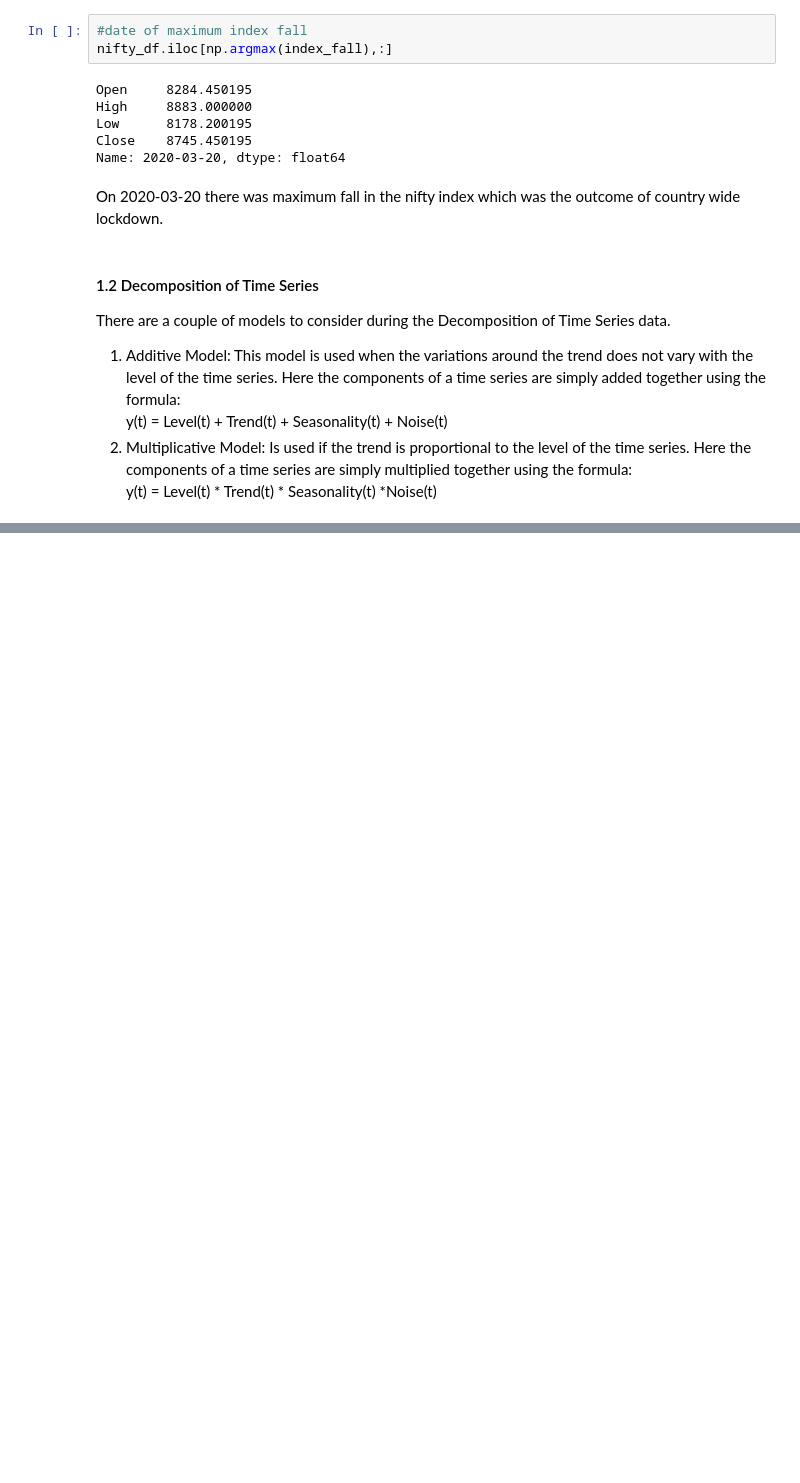
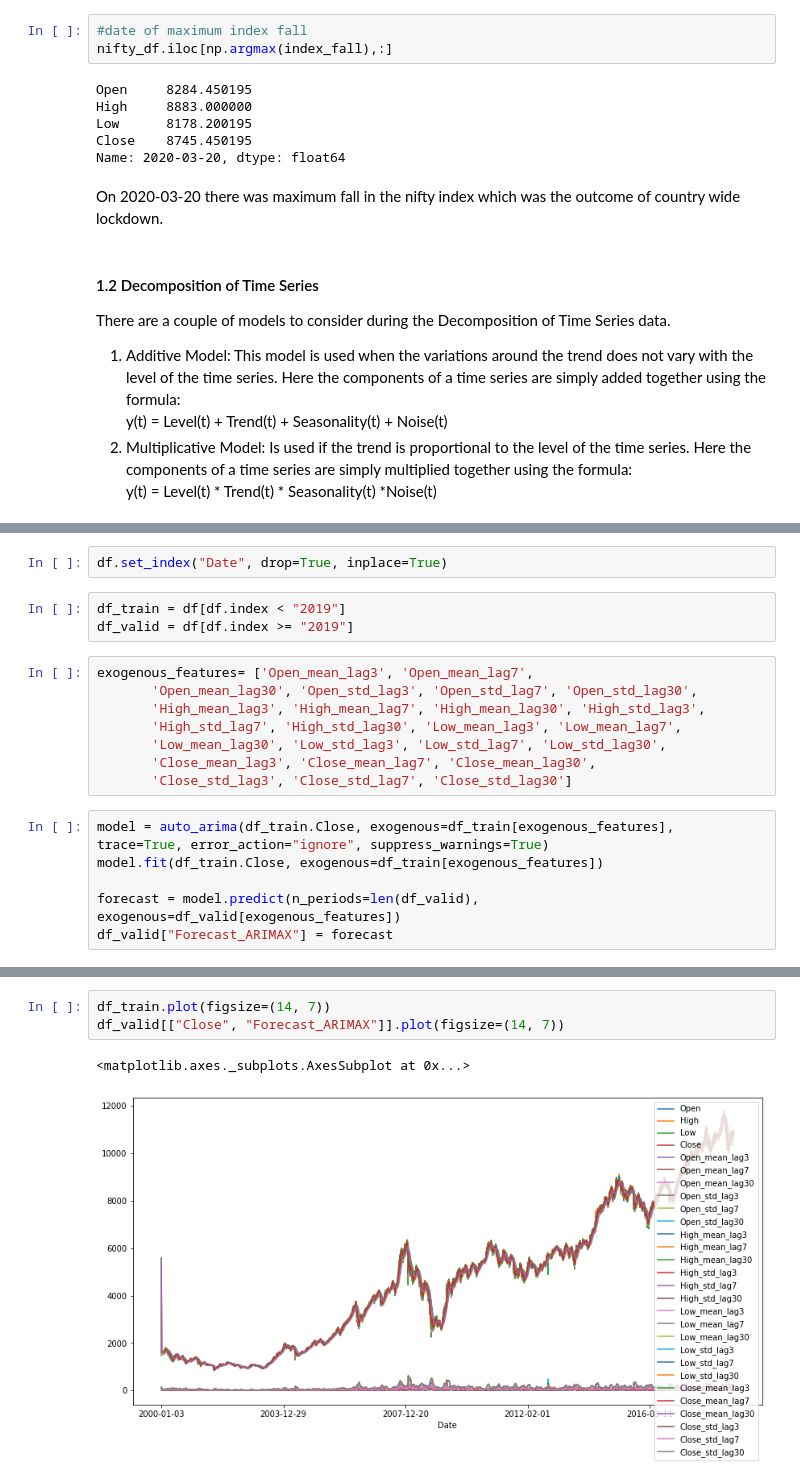
Before and after one commit to DristantaNirola/Nifty50_Index_Movement_Prediction, a Jupyter notebook: Capston_project_nifty_Stock_direction.ipynb, the cells around one changed output, grey strips where cells are left out. Drawn from its saved outputs; the diff is of its cells as text; blank space fills up the shorter version.

```diff
--- a/Capston_project_nifty_Stock_direction.ipynb
+++ b/Capston_project_nifty_Stock_direction.ipynb
@@ -247,0 +315,19 @@ ref_notebook: https://colab.research.google.com/drive/1_cRHfTloSgapiHpF3JhUVvN8z
+# %%
+df.set_index("Date", drop=True, inplace=True)
+# %%
+df_train = df[df.index < "2019"]
+df_valid = df[df.index >= "2019"]
+# %%
+exogenous_features= ['Open_mean_lag3', 'Open_mean_lag7',
+       'Open_mean_lag30', 'Open_std_lag3', 'Open_std_lag7', 'Open_std_lag30',
+       'High_mean_lag3', 'High_mean_lag7', 'High_mean_lag30', 'High_std_lag3',
+       'High_std_lag7', 'High_std_lag30', 'Low_mean_lag3', 'Low_mean_lag7',
+       'Low_mean_lag30', 'Low_std_lag3', 'Low_std_lag7', 'Low_std_lag30',
+       'Close_mean_lag3', 'Close_mean_lag7', 'Close_mean_lag30',
+       'Close_std_lag3', 'Close_std_lag7', 'Close_std_lag30']
+# %%
+model = auto_arima(df_train.Close, exogenous=df_train[exogenous_features], trace=True, error_action="ignore", suppress_warnings=True)
+model.fit(df_train.Close, exogenous=df_train[exogenous_features])
+
+forecast = model.predict(n_periods=len(df_valid), exogenous=df_valid[exogenous_features])
+df_valid["Forecast_ARIMAX"] = forecast
@@ -247,0 +353,6 @@ ref_notebook: https://colab.research.google.com/drive/1_cRHfTloSgapiHpF3JhUVvN8z
+# %%
+df_train.plot(figsize=(14, 7))
+df_valid[["Close", "Forecast_ARIMAX"]].plot(figsize=(14, 7))
+# %% [output]
+<matplotlib.axes._subplots.AxesSubplot at 0x...>
+[figure, added]
```
Also changed, not shown: parts of 80 cells of this notebook.
